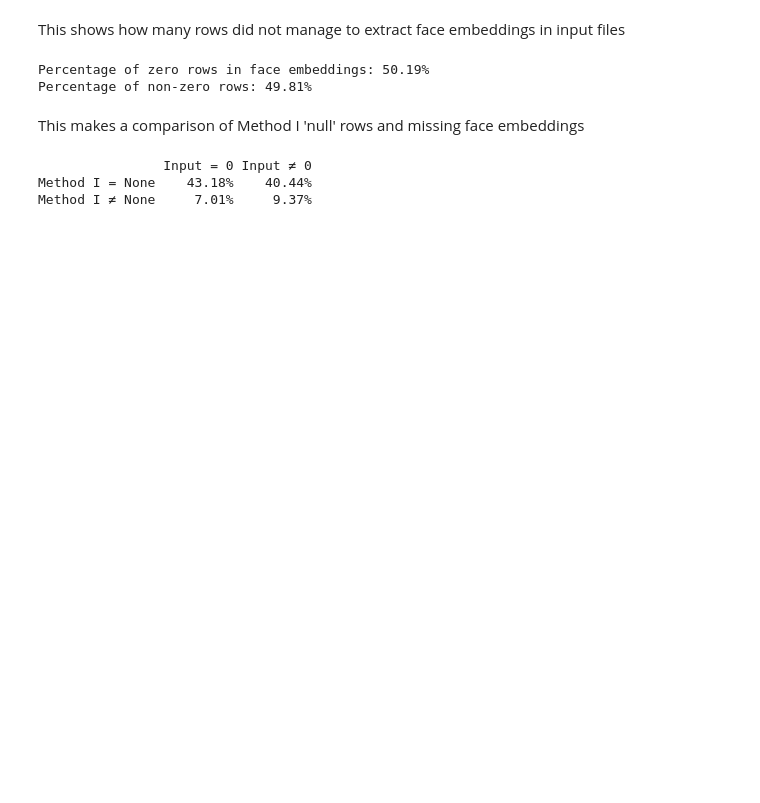
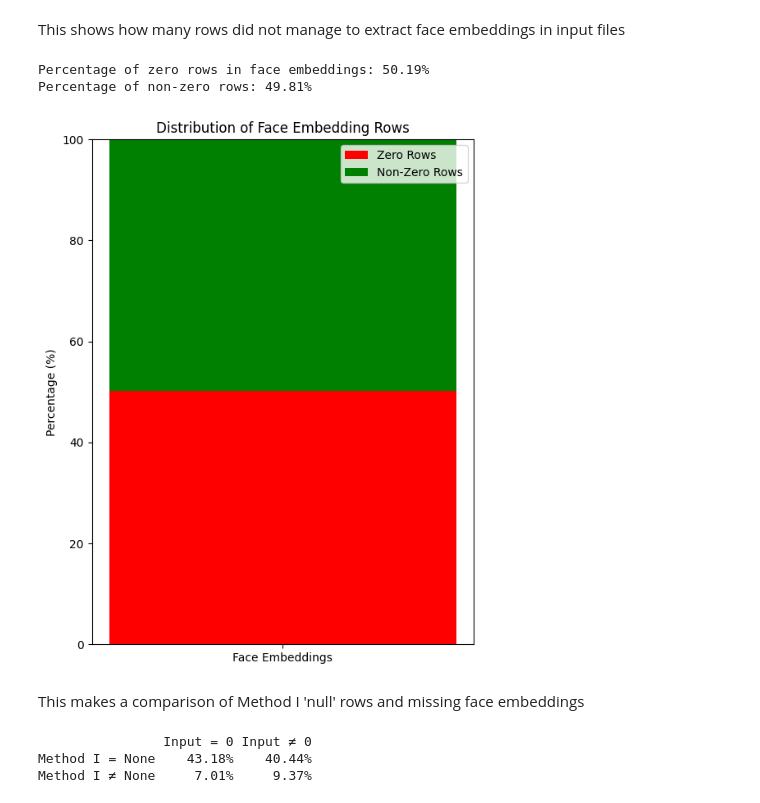
Before and after one commit to Azirral/de-face-recognition, a Jupyter notebook: CountingData.ipynb, the cells around one changed output. Cells and saved outputs as stored; diff of their text form; code cells hidden in the pictures; blank space fills up the shorter version.

```diff
--- a/CountingData.ipynb
+++ b/CountingData.ipynb
@@ -123,6 +192,30 @@ print(f"Percentage of non-zero rows: {non_zero_percentage:.2f}%")
 # %% [output]
 Percentage of zero rows in face embeddings: 50.19%
 Percentage of non-zero rows: 49.81%
+# %%
+# Data for the bar chart
+import matplotlib.pyplot as plt
+
+# Data for the chart
+labels = ['Face Embeddings']
+data = [zero_percentage, non_zero_percentage]
+colors = ['red', 'green']
+
+# Plotting the stacked bar chart
+plt.figure(figsize=(6, 8))  # Adjusted size for vertical orientation
+plt.bar(labels, data[0], color=colors[0], label='Zero Rows')  # First segment
+plt.bar(labels, data[1], bottom=data[0], color=colors[1], label='Non-Zero Rows')  # Second segment stacked on top
+
+# Adding labels, title, and legend
+plt.ylabel('Percentage (%)')
+plt.title('Distribution of Face Embedding Rows')
+plt.legend(loc='upper right')
+
+# Display the chart
+plt.ylim(0, 100)  # Ensure the chart spans 0–100%
+plt.show()
+# %% [output]
+[figure, added]
 # %% [markdown]
 This makes a comparison of Method I 'null' rows and missing face embeddings
 # %%
```
Also changed, not shown: parts of 5 cells of this notebook, 2 other files.
